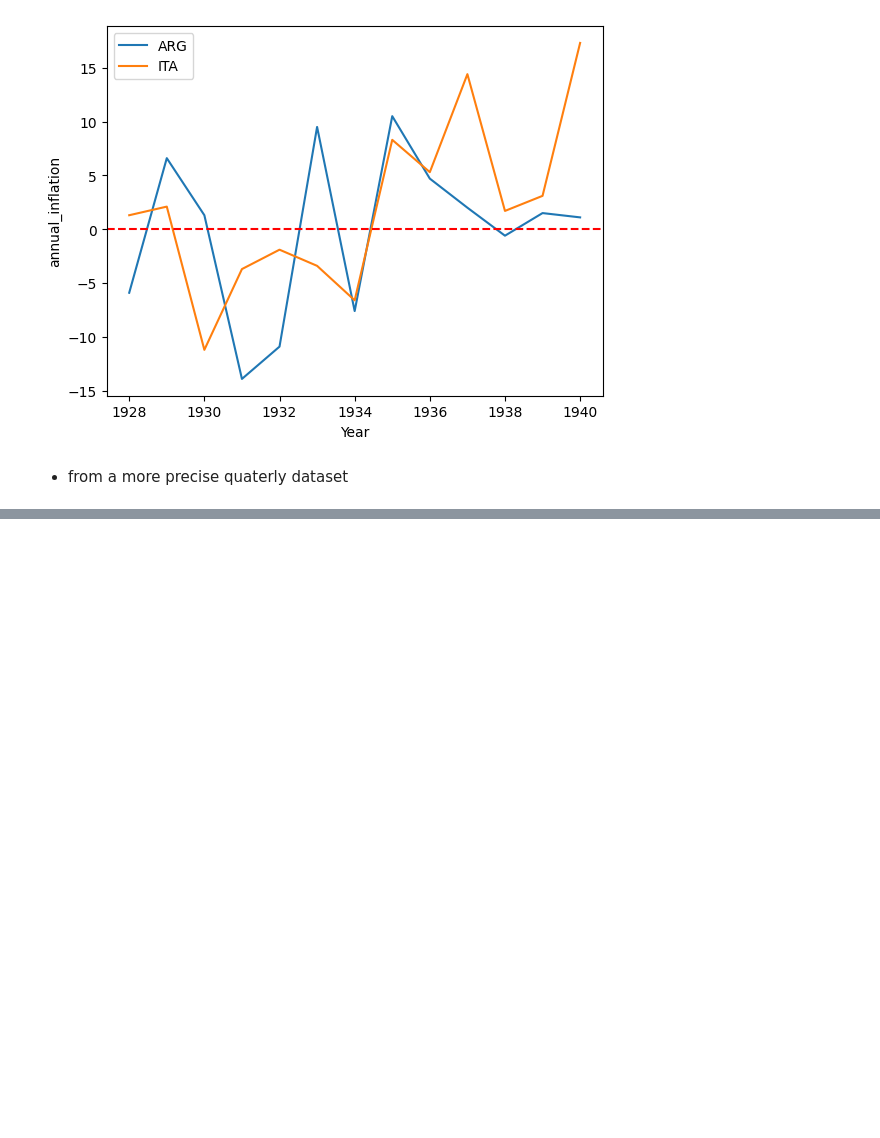
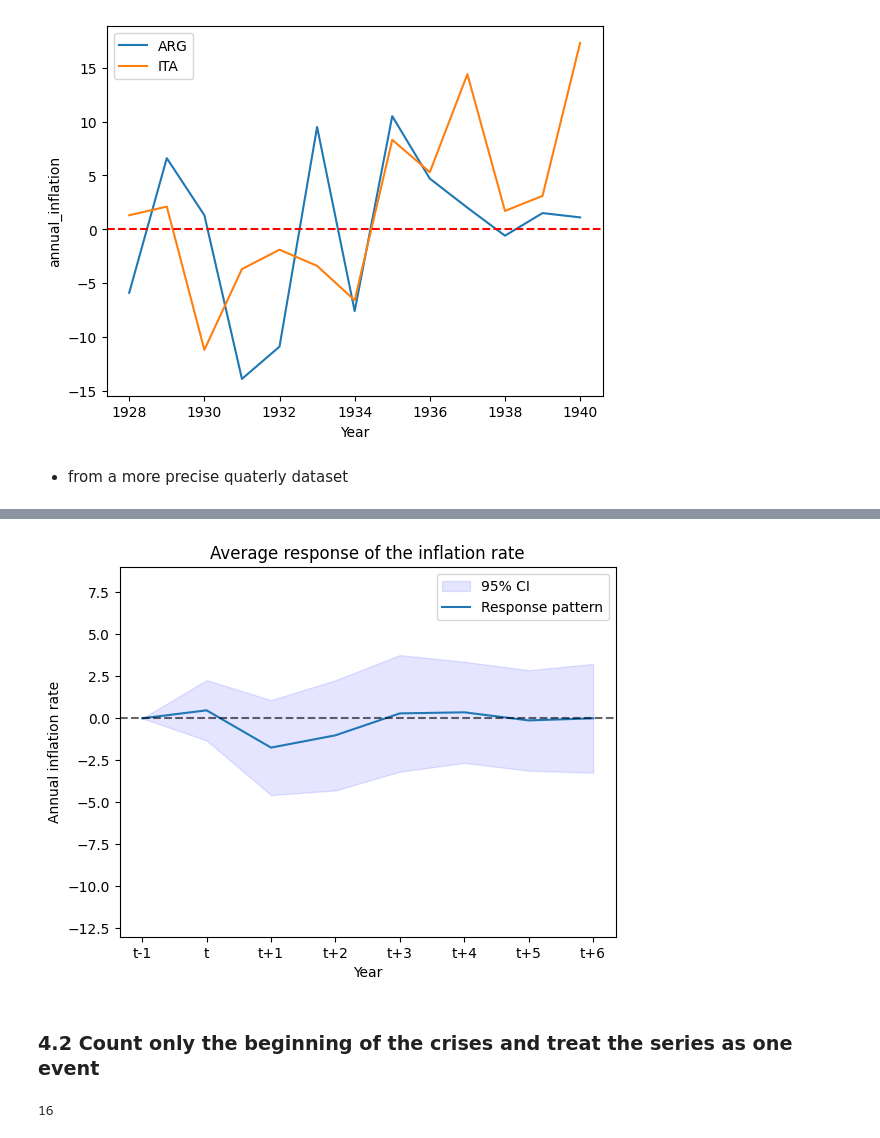
Before and after one commit to blengereau/Depression-and-recovery, a Jupyter notebook: code/financial_crisis_by_country.ipynb, the cells around one changed output, grey strips where cells are left out. Cells and saved outputs as stored; diff of their text form; code cells hidden in the pictures; blank space fills up the shorter version.

```diff
--- a/code/financial_crisis_by_country.ipynb
+++ b/code/financial_crisis_by_country.ipynb
@@ -279,0 +341,43 @@ USA_CPI = pd.read_csv('../raw_data/USA/USA_CPI.csv')
+# %%
+inflation_series_all = []
+for year in banking_crisis_years:
+    inflation_series_all.append(extract_inflation_series(USA_data, year))
+inflation_series_all = np.array(inflation_series_all)
+# %%
+norm_inflation_series_all = []
+for array in inflation_series_all:
+    norm_inflation_series_all.append(array - array[0])
+norm_inflation_series_all = np.array(norm_inflation_series_all)
+# %%
+average_pattern = np.mean(norm_inflation_series_all, axis=0)
+confidence_interval = 1.96 * np.std(norm_inflation_series_all, axis=0) / np.sqrt(norm_inflation_series_all.shape[0])
+# %%
+plt.title('Average response of the inflation rate')
+plt.fill_between(
+    range(len(average_pattern)),
+    average_pattern - confidence_interval,
+    average_pattern + confidence_interval,
+    color='blue',
+    alpha=0.1, label='95% CI'
+)
+
+sns.lineplot(x=years, y=average_pattern, label = 'Response pattern')
+plt.axhline(y=0, color='black', label='y=0', linestyle = 'dashed', alpha = 0.6)
+
+plt.xlabel('Year')
+plt.ylabel('Annual inflation rate')
+
+plt.ylim(-13,9)
+plt.show()
+# %% [output]
+[figure, added]
+# %% [markdown]
+### 4.2 Count only the beginning of the crises and treat the series as one event
+# %%
+banking_crisis_first_year = [banking_crisis_years[0]]
+for i in range (1, len(banking_crisis_years)):
+    if banking_crisis_years[i]-banking_crisis_years[i-1]>=3:
+        banking_crisis_first_year.append(banking_crisis_years[i])
+len(banking_crisis_first_year)
+# %% [output]
+16
```
Also changed, not shown: parts of 29 cells of this notebook, 2 other files.
